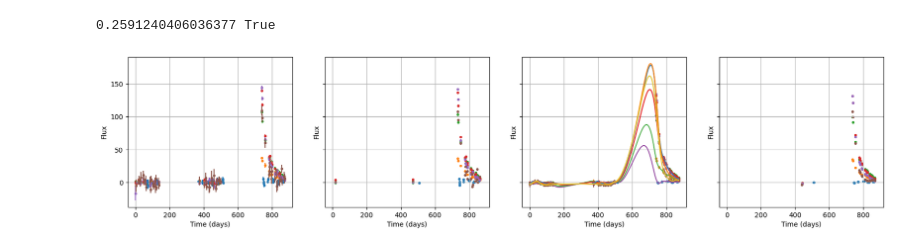
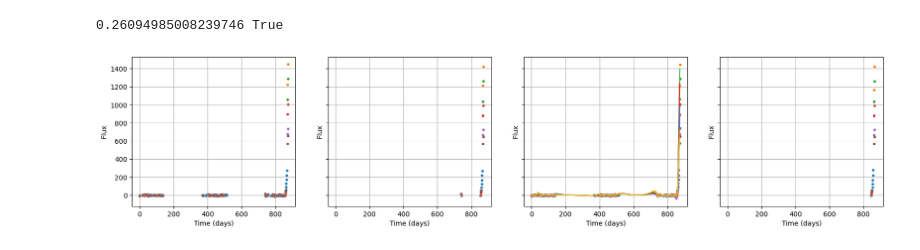
Before and after one commit to adammoss/gpt-ts, a Jupyter notebook: tokenizer.ipynb, the cells around one changed output. Cells and saved outputs as stored; diff of their text form; code cells hidden in the pictures.

```diff
--- a/tokenizer.ipynb
+++ b/tokenizer.ipynb
@@ -32,20 +32,20 @@ print(time.time() - start_time)
 # %%
-for object_id in object_ids[4:5]:
+for object_id in object_ids[6:7]:
     df_object = df.loc[df['object_id'] == object_id]
     df_object.loc[:, 'mjd'] = df_object.loc[:, 'mjd'] - min(df_object['mjd'])
     start_time = time.time()
     resampled_df, (sampled_times, sampled_obs, _, sampled_mask), success = fit_2d_gp(df_object, config['pb_wavelengths'], sample_interval=1)
     print(time.time() - start_time, success)
     axes = plot_lightcurve([df_object, tokenizer.decode(tokenizer.encode(df_object)), resampled_df, tokenizer.decode(tokenizer.encode(resampled_df))])
     axes[2].plot(sampled_times, sampled_obs[0,:], color=config['pb_colors'][0])
     axes[2].plot(sampled_times, sampled_obs[1,:], color=config['pb_colors'][1])
     axes[2].plot(sampled_times, sampled_obs[2,:], color=config['pb_colors'][2])
     axes[2].plot(sampled_times, sampled_obs[3,:], color=config['pb_colors'][3])
     axes[2].plot(sampled_times, sampled_obs[4,:], color=config['pb_colors'][4])
     axes[2].plot(sampled_times, sampled_obs[5,:], color=config['pb_colors'][5])
 # %% [output]
-0.2591240406036377 True
+0.26094985008239746 True
-[figure, old version]
+[figure, new version]
 # %%
 patch_size = 7
 # %%
```
Also changed, not shown: parts of 14 cells of this notebook, 2 other files.
